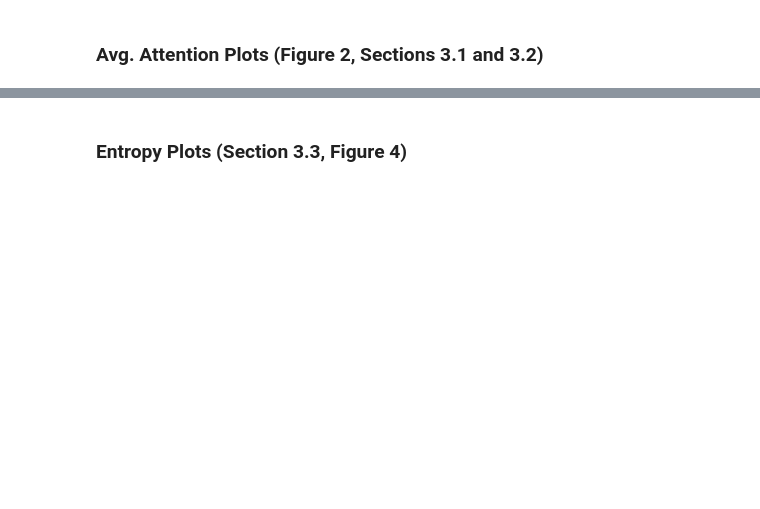
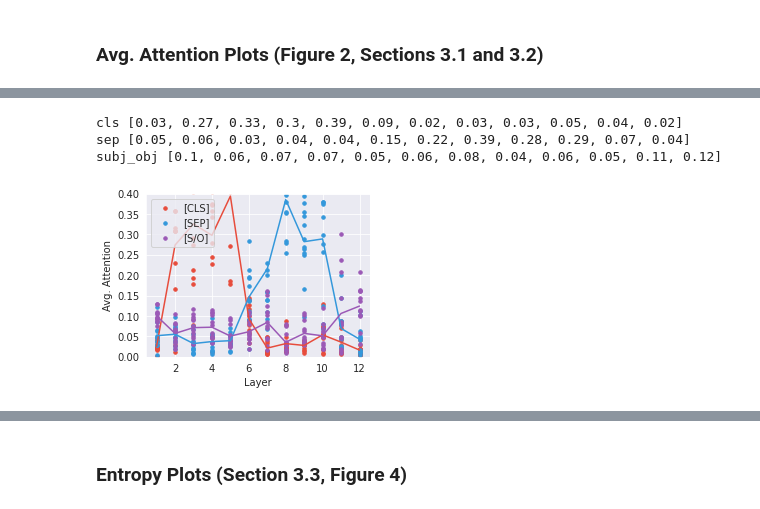
Before and after one commit to nicolay-r/attention-analysis, a Jupyter notebook: General_Analysis.ipynb, the cells around one changed output, grey strips where cells are left out. Saved outputs shown, nothing was run; the diff lists cells and outputs as text; code cells hidden in the pictures; blank space fills up the shorter version.

```diff
--- a/General_Analysis.ipynb
+++ b/General_Analysis.ipynb
@@ -74,20 +81,18 @@ vocabs = {
   ENTITIES_KEY: set(['e'])
 }
 # %%
-n_docs_with_frames = 0
-n_docs_with_sents = 0
+docs_related_count = {}
 for tokens, attns in data_iterator():
   # label for vocabulary based elements.
-  vocab_entries_stat = process_tokens(tokens=tokens, vocabs=vocabs)
+  vocab_entries_stat = process_tokens(tokens=tokens, vocabs=vocabs, stemmer=stemmer)
 
-  # updating docs count, related to the particular vocab.
-  if vocab_entries_stat[FRAMES_KEY] > 0:
-    n_docs_with_frames += 1
-  if vocab_entries_stat[SENTS_KEY] > 0:
-    n_docs_with_sents += 1
+  for key, value in vocab_entries_stat.items():
+    if key not in docs_related_count:
+      docs_related_count[key] = 0
+    if value > 0:
+      docs_related_count[key] += 1
 
-print("Docs with frames: {}".format(n_docs_with_frames))
-print("Docs with sentiment words: {}".format(n_docs_with_sents))
+print(docs_related_count)
 # %% [output]
 0.1% done
 9.8% done
@@ -420,0 +389,27 @@ plt.show()
+# %%
+def add_line(key, ax, color, label, plot_avgs=True, plot_scatter=True):
+  xs, ys, avgs = get_data_points(avg_attns[key])
+  if plot_scatter:
+    ax.scatter(xs, ys, s=12, label=label, color=color)
+  if plot_avgs:
+    ax.plot(1 + np.arange(len(avgs)), avgs, color=color)
+  print(key, [round(v, 2) for v in avgs])
+  ax.legend(loc="upper left")
+  ax.set_xlabel("Layer")
+  ax.set_ylabel("Avg. Attention")
+# %%
+plt.figure(figsize=(4, 3))
+ax = plt.subplot(1, 1, 1)
+ax.set_ylim([0, 0.4])
+for key, color, label in [
+    ("cls", RED, "[CLS]"),
+    ("sep", BLUE, "[SEP]"),
+    (SO_KEY, PURPLE, "[S/O]")
+]:
+  add_line(key, ax, color, label)
+plt.show()
+# %% [output]
+cls [0.03, 0.27, 0.33, 0.3, 0.39, 0.09, 0.02, 0.03, 0.03, 0.05, 0.04, 0.02]
+sep [0.05, 0.06, 0.03, 0.04, 0.04, 0.15, 0.22, 0.39, 0.28, 0.29, 0.07, 0.04]
+subj_obj [0.1, 0.06, 0.07, 0.07, 0.05, 0.06, 0.08, 0.04, 0.06, 0.05, 0.11, 0.12]
+[figure, added]
```
Also changed, not shown: parts of 12 cells of this notebook, 3 other files.
